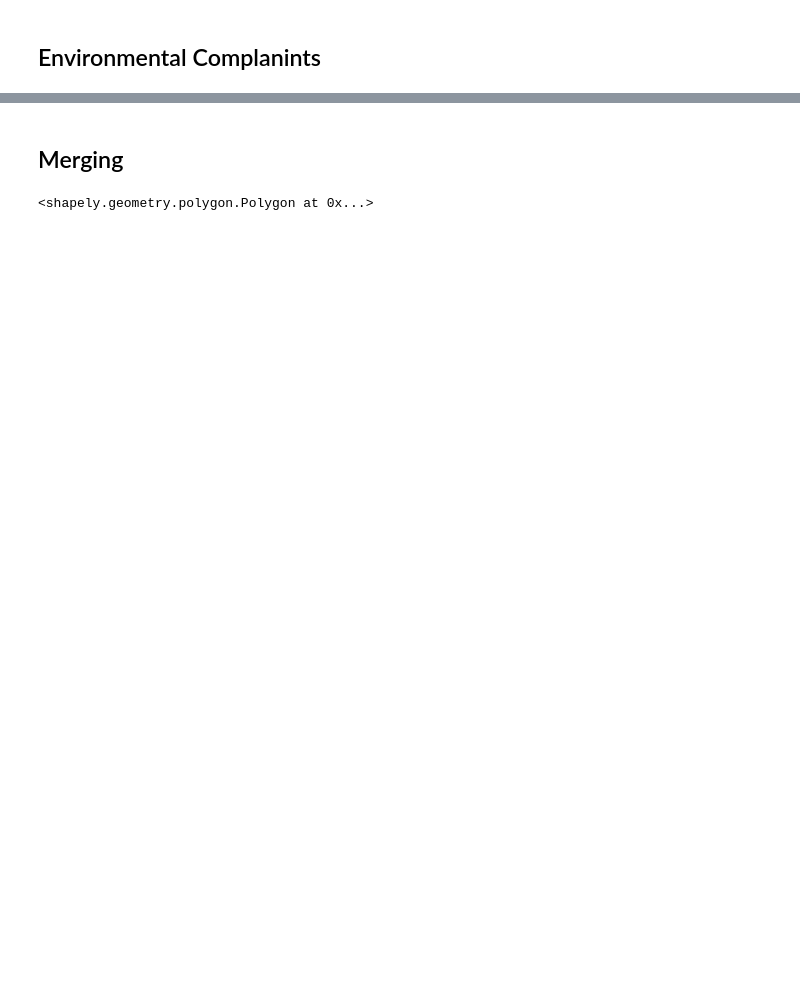
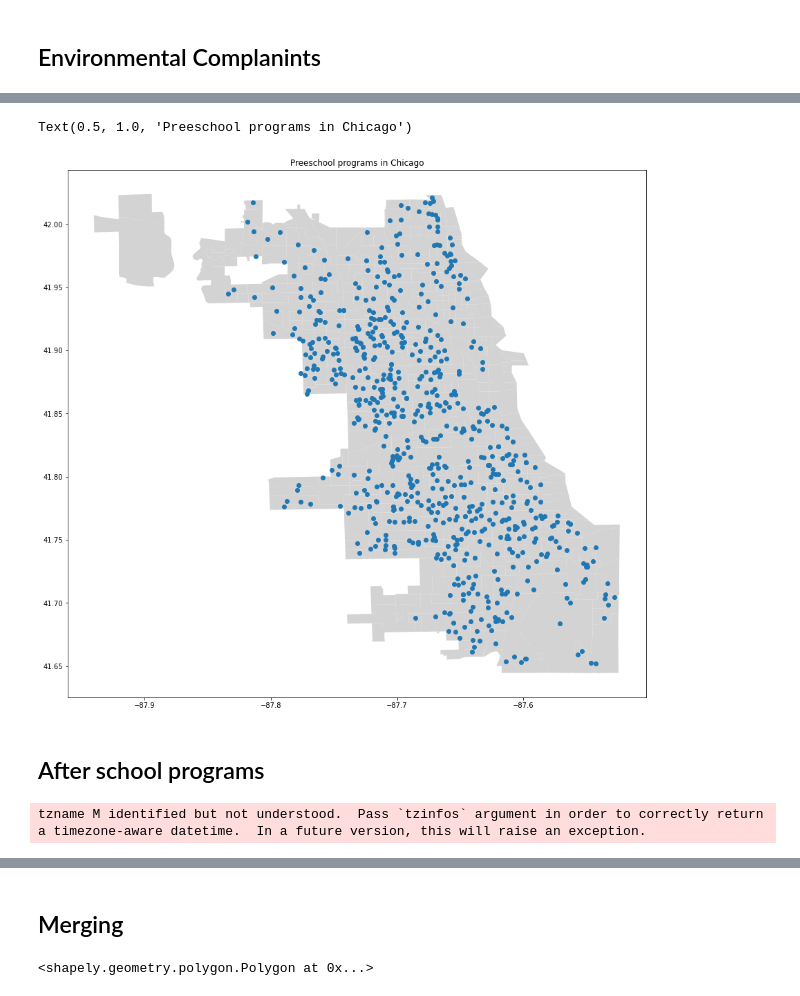
Before and after one commit to Barbarioli/sociome, a Jupyter notebook: eda/eda.ipynb, the cells around one changed output, grey strips where cells are left out. Drawn from its saved outputs; the diff is of its cells as text; code cells hidden in the pictures; blank space fills up the shorter version.

```diff
--- a/eda/eda.ipynb
+++ b/eda/eda.ipynb
@@ -427,0 +973,3 @@ env_complaints_geo = gpd.GeoDataFrame(env_complaints, geometry = gpd.points_from
+# %%
+preschool_api = 'https://data.cityofchicago.org/resource/ck29-hb9r.json'
+preschool = pd.read_json(preschool_api)
@@ -427,0 +1037,17 @@ env_complaints_geo = gpd.GeoDataFrame(env_complaints, geometry = gpd.points_from
+# %%
+preschool_geo = gpd.GeoDataFrame(preschool, geometry = gpd.points_from_xy(preschool.longitude, preschool.latitude))
+# %%
+fig, ax = plt.subplots(figsize = (15, 15))
+chicago.plot(ax = ax, color ='lightgrey')
+preschool_geo.plot(ax = ax)
+ax.set_title('Preeschool programs in Chicago')
+# %% [output]
+Text(0.5, 1.0, 'Preeschool programs in Chicago')
+[figure, added]
+# %% [markdown]
+## After school programs
+# %%
+after_school_api = 'https://data.cityofchicago.org/resource/83yd-jxxw.json'
+after_school = pd.read_json(after_school_api)
+# %% [output]
+tzname M identified but not understood.  Pass `tzinfos` argument in order to correctly return a timezone-aware datetime.  In a future version, this will raise an exception.
```
Also changed, not shown: parts of 168 cells of this notebook.
